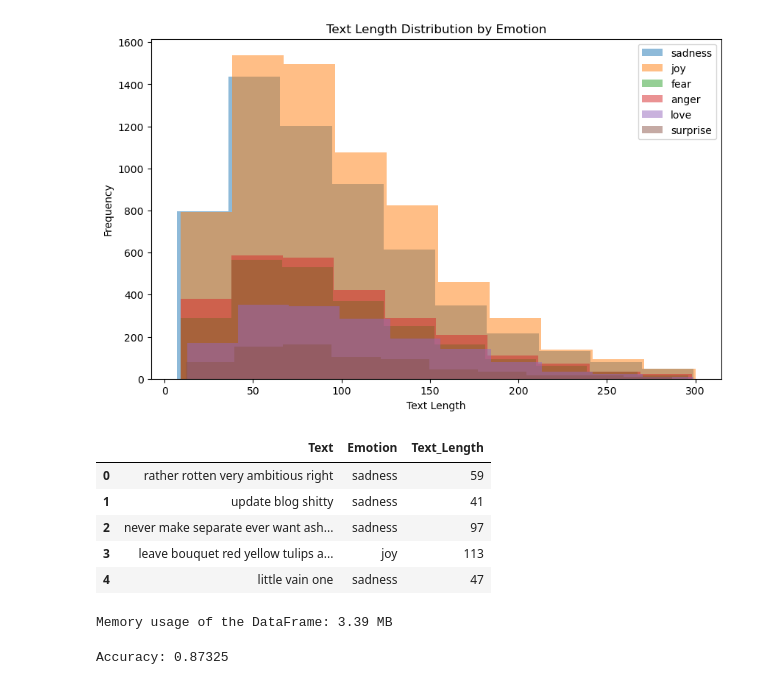
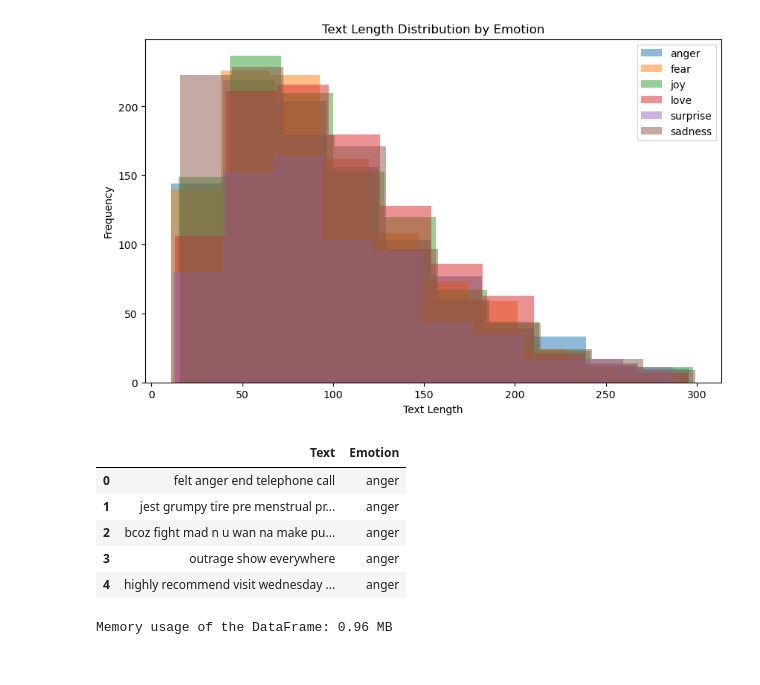
Before and after one commit to ahmedembeddedx/Emotion_Sentiment_Analysis_and_Predictive_Model, a Jupyter notebook: Emotion Detection/notebook.ipynb, the cells around one changed output. Saved outputs shown, nothing was run; the diff lists cells and outputs as text; code cells hidden in the pictures.

Commit message:
Removed Biasedness and Added more visualizations

```diff
--- a/Emotion Detection/notebook.ipynb
+++ b/Emotion Detection/notebook.ipynb
@@ -24,5 +21,5 @@ from sklearn.pipeline import make_pipeline
 # %%
-data = pd.read_csv("data.csv")
+data = pd.read_csv("data_.csv")
 data = data.dropna()
 data = data.drop_duplicates()
 data = data.reset_index(drop=True)
@@ -83,17 +88,20 @@ plt.show()
 # %%
 data['Text_Length'] = data['Text'].apply(len)
+emotions=data['Emotion'].unique()
 
 plt.figure(figsize=(10, 6))
 for emotion in emotions:
     plt.hist(data[data['Emotion'] == emotion]['Text_Length'], alpha=0.5, label=emotion)
+
 
 plt.title('Text Length Distribution by Emotion')
 plt.xlabel('Text Length')
 plt.ylabel('Frequency')
 plt.legend()
 plt.show()
+data=data.drop('Text_Length', axis=1)
 # %% [output]
-[figure, old version]
+[figure, new version]
 # %%
 def data_preprocessing(text):
     t=""
@@ -133,37 +141,15 @@ data['Text'] = data['Text'].apply(data_preprocessing)
 # %%
 data.head()
 # %% [output]
-|  | Text | Emotion | Text_Length |
-| 0 | rather rotten very ambitious right | sadness | 59 |
-| 1 | update blog shitty | sadness | 41 |
-| 2 | never make separate ever want ash... | sadness | 97 |
-| 3 | leave bouquet red yellow tulips a... | joy | 113 |
-| 4 | little vain one | sadness | 47 |
+|  | Text | Emotion |
+| 0 | felt anger end telephone call | anger |
+| 1 | jest grumpy tire pre menstrual pr... | anger |
+| 2 | bcoz fight mad n u wan na make pu... | anger |
+| 3 | outrage show everywhere | anger |
+| 4 | highly recommend visit wednesday ... | anger |
 # %%
 memory_usage = data.memory_usage(deep=True).sum()
 
 print(f"Memory usage of the DataFrame: {memory_usage / (1024**2):.2f} MB")
 # %% [output]
-Memory usage of the DataFrame: 3.39 MB
+Memory usage of the DataFrame: 0.96 MB
-# %%
-tfidf_vectorizer = TfidfVectorizer(max_features=5000)
-tfidf_matrix = tfidf_vectorizer.fit_transform(data['Text'])
-
-label_encoder = LabelEncoder()
-data['Emotion_encoded'] = label_encoder.fit_transform(data['Emotion'])
-
-num_features_to_select = 1000
-chi2_selector = SelectKBest(chi2, k=num_features_to_select)
-tfidf_matrix_selected = chi2_selector.fit_transform(tfidf_matrix, data['Emotion_encoded'])
-
-X_train, X_test, y_train, y_test = train_test_split(tfidf_matrix_selected, data['Emotion_encoded'], test_size=0.2, random_state=42)
-
-classifier = SVC()
-classifier.fit(X_train, y_train)
-
-y_pred = classifier.predict(X_test)
-
-accuracy = accuracy_score(y_test, y_pred)
-print(f"Accuracy: {accuracy}")
-# %% [output]
-Accuracy: 0.87325
```
Also changed, not shown: parts of 16 cells of this notebook, 1 other file.
